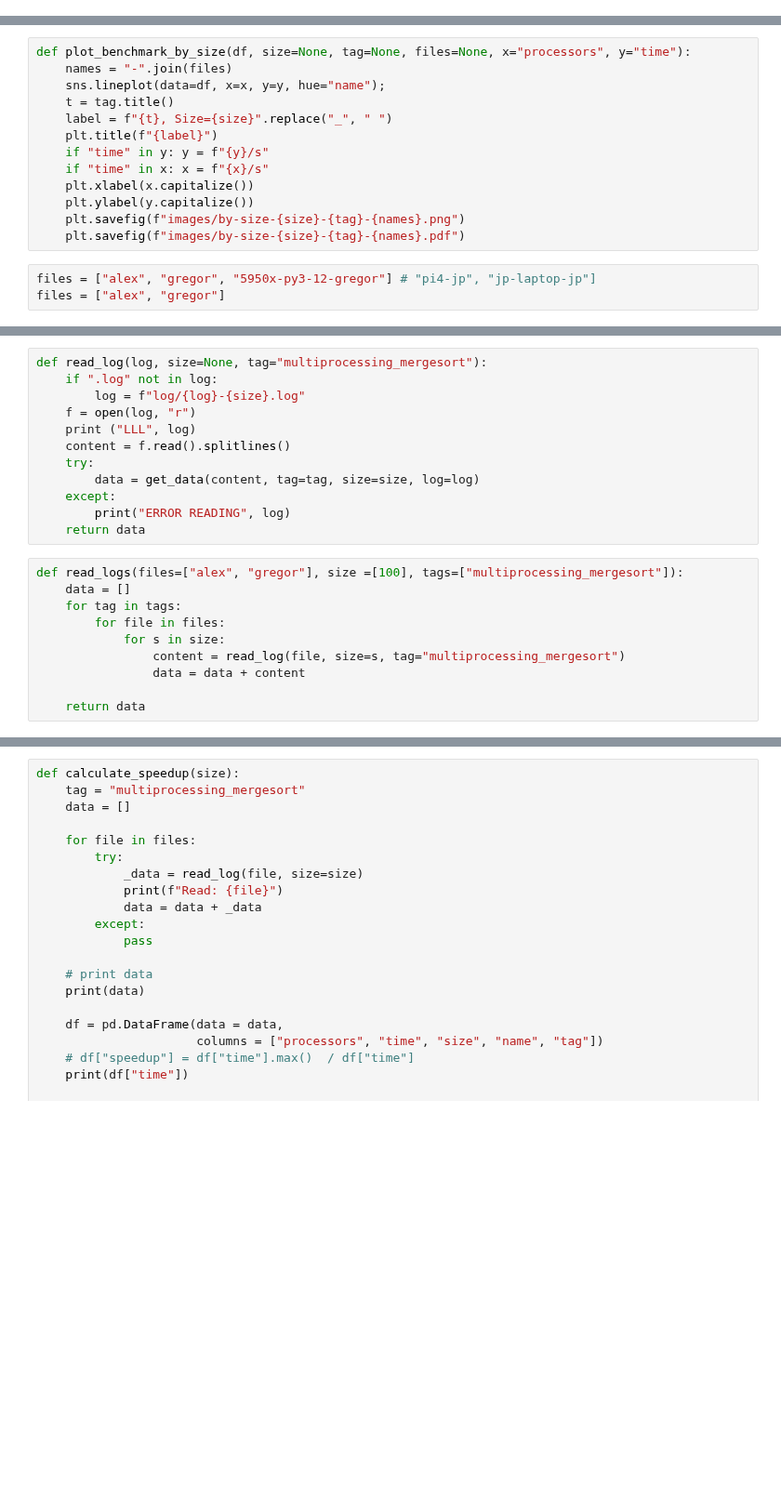
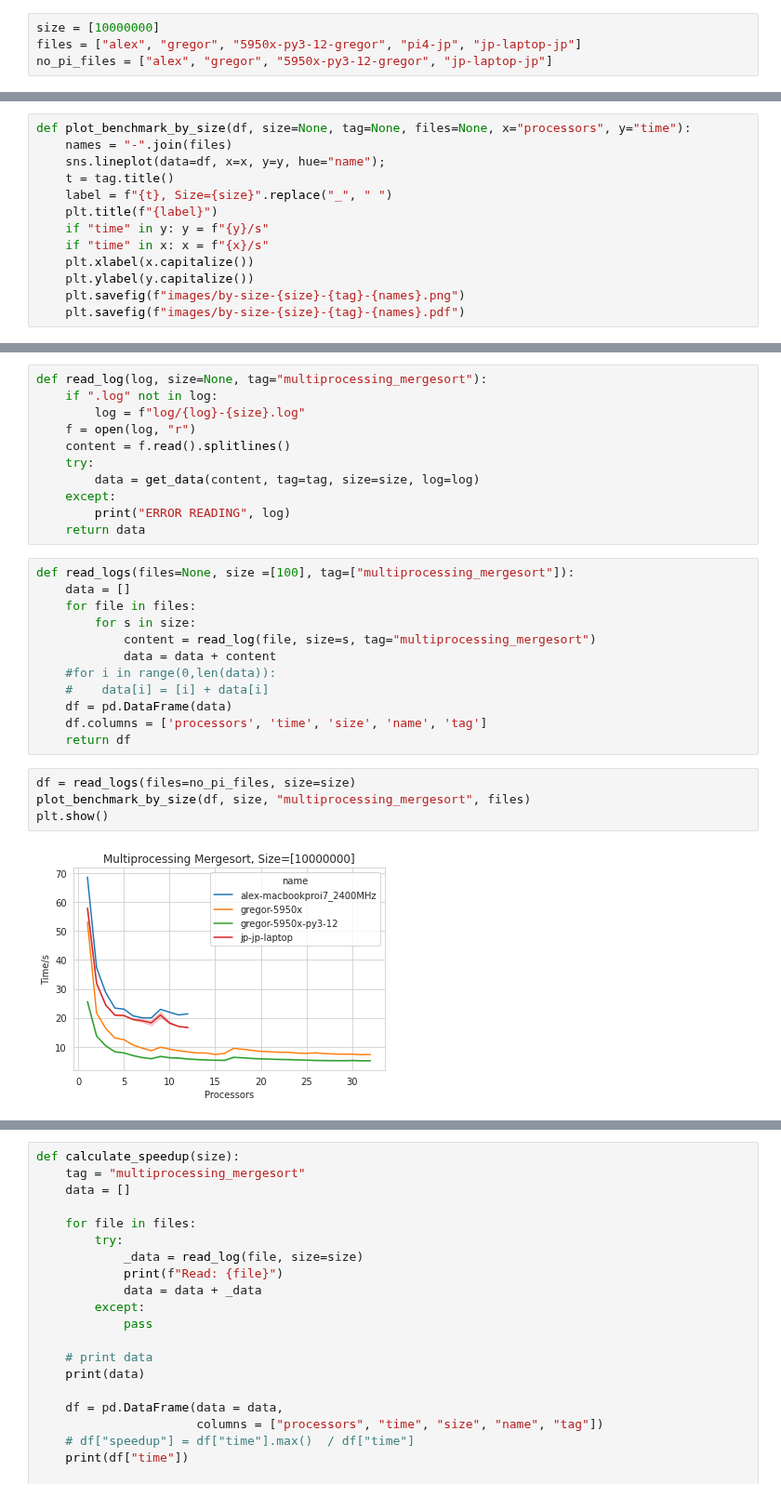
Before and after one commit to cloudmesh/cloudmesh-mpi, a Jupyter notebook: examples/sort/anaylyse-benchmark.ipynb, the cells around one changed output, grey strips where cells are left out. Shown at 93% size. Drawn from its saved outputs; the diff is of its cells as text; blank space fills up the shorter version.

Commit message:
improve time plot by just using a df

```diff
--- a/examples/sort/anaylyse-benchmark.ipynb
+++ b/examples/sort/anaylyse-benchmark.ipynb
@@ -4,6 +4,10 @@ my comment
 import matplotlib.pyplot as plt
 import seaborn as sns
 import pandas as pd
+# %%
+size = [10000000]
+files = ["alex", "gregor", "5950x-py3-12-gregor", "pi4-jp", "jp-laptop-jp"]
+no_pi_files = ["alex", "gregor", "5950x-py3-12-gregor", "jp-laptop-jp"]
 # %%
 def generate_average(df, tag=None, size=None, name=None):
     _df = df.loc[(df['name'] == name) & (df['tag'] == tag) &  (df['size'] == size) ]
@@ -24,9 +28,6 @@ def plot_benchmark_by_size(df, size=None, tag=None, files=None, x="processors",
     plt.ylabel(y.capitalize())
     plt.savefig(f"images/by-size-{size}-{tag}-{names}.png")
     plt.savefig(f"images/by-size-{size}-{tag}-{names}.pdf")
-# %%
-files = ["alex", "gregor", "5950x-py3-12-gregor"] # "pi4-jp", "jp-laptop-jp"]
-files = ["alex", "gregor"]
 # %%
 def get_data(content, tag="multiprocessing_mergesort", size=None, log=None):
     """
@@ -64,7 +64,6 @@ def read_log(log, size=None, tag="multiprocessing_mergesort"):
     if ".log" not in log:
         log = f"log/{log}-{size}.log"
     f = open(log, "r")
-    print ("LLL", log)
     content = f.read().splitlines()
     try:
         data = get_data(content, tag=tag, size=size, log=log)
@@ -72,12 +71,20 @@ def read_log(log, size=None, tag="multiprocessing_mergesort"):
         print("ERROR READING", log)
     return data
 # %%
-def read_logs(files=["alex", "gregor"], size =[100], tags=["multiprocessing_mergesort"]):
+def read_logs(files=None, size =[100], tag=["multiprocessing_mergesort"]):
     data = []
-    for tag in tags:
-        for file in files:
-            for s in size:
-                content = read_log(file, size=s, tag="multiprocessing_mergesort")
-                data = data + content
-
-    return data
+    for file in files:
+        for s in size:
+            content = read_log(file, size=s, tag="multiprocessing_mergesort")
+            data = data + content
+    #for i in range(0,len(data)):
+    #    data[i] = [i] + data[i]
+    df = pd.DataFrame(data)
+    df.columns = ['processors', 'time', 'size', 'name', 'tag']
+    return df
+# %%
+df = read_logs(files=no_pi_files, size=size)
+plot_benchmark_by_size(df, size, "multiprocessing_mergesort", files)
+plt.show()
+# %% [output]
+[figure, added]
```
Also changed, not shown: parts of 10 cells of this notebook, 2 other files.
